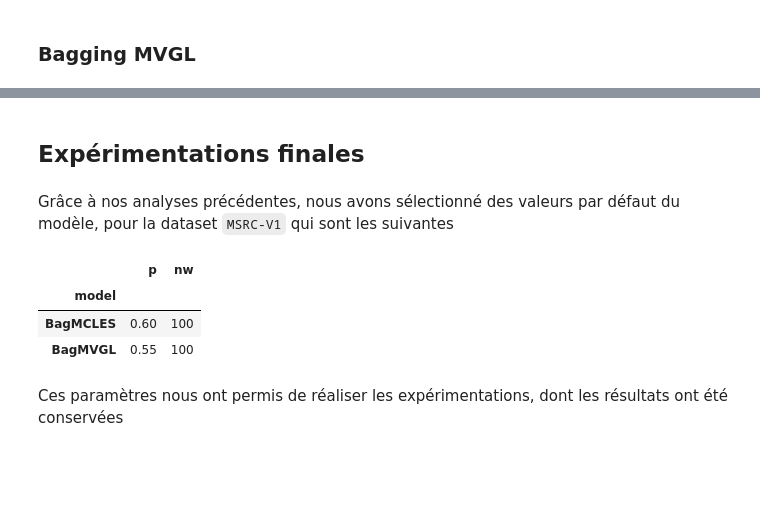
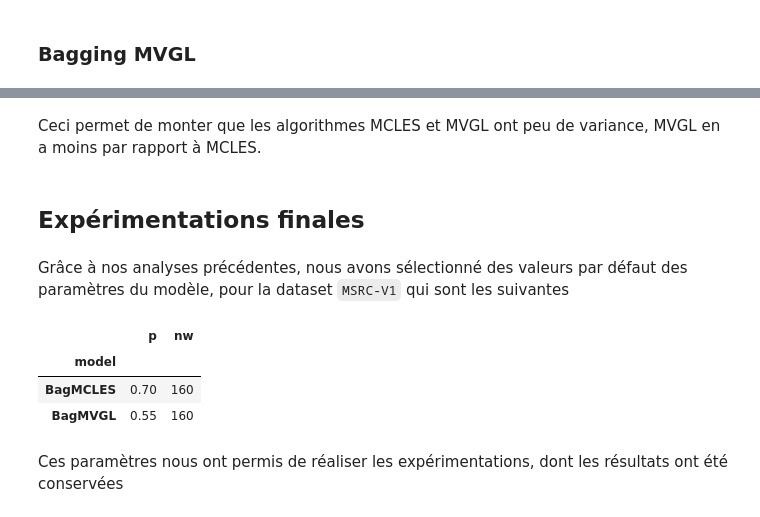
Before and after one commit to MbeHenri/memoire, a Jupyter notebook: analyse.ipynb, the cells around one changed output, grey strips where cells are left out. Saved outputs shown, nothing was run; the diff lists cells and outputs as text; code cells hidden in the pictures; blank space fills up the shorter version.

```diff
--- a/analyse.ipynb
+++ b/analyse.ipynb
@@ -212,22 +285,24 @@ On remarque également que, plus on augmente le nombre de weak-learners, plus on
+# %% [markdown]
+Ceci permet de monter que les algorithmes MCLES et MVGL ont peu de variance, MVGL en a moins par rapport à MCLES.
 # %% [markdown]
 ## Expérimentations finales
 # %% [markdown]
-Grâce à nos analyses précédentes, nous avons sélectionné des valeurs par défaut du modèle, pour la dataset `MSRC-V1` qui sont les suivantes
+Grâce à nos analyses précédentes, nous avons sélectionné des valeurs par défaut des paramètres du modèle, pour la dataset `MSRC-V1` qui sont les suivantes
 # %%
 hyper_parametres = [
-    {"model": "BagMCLES", "p": 0.6, "nw": 100},
-    {"model": "BagMVGL", "p": 0.55, "nw": 100},
+    {"model": "BagMCLES", "p": 0.7, "nw": 160},
+    {"model": "BagMVGL", "p": 0.55, "nw": 160},
 ]
 
 hyper_parametres = pd.DataFrame(hyper_parametres).set_index("model")
 hyper_parametres.to_csv("results/hyper_parameters.csv")
 hyper_parametres.to_latex("results/hyper_parameters.tex")
 hyper_parametres
 # %% [output]
 |  | p | nw |
 | model |  |  |
-| BagMCLES | 0.60 | 100 |
-| BagMVGL | 0.55 | 100 |
+| BagMCLES | 0.70 | 160 |
+| BagMVGL | 0.55 | 160 |
 # %% [markdown]
 Ces paramètres nous ont permis de réaliser les expérimentations, dont les résultats ont été conservées
 # %%
```
Also changed, not shown: parts of 62 cells of this notebook, 22 other files.
